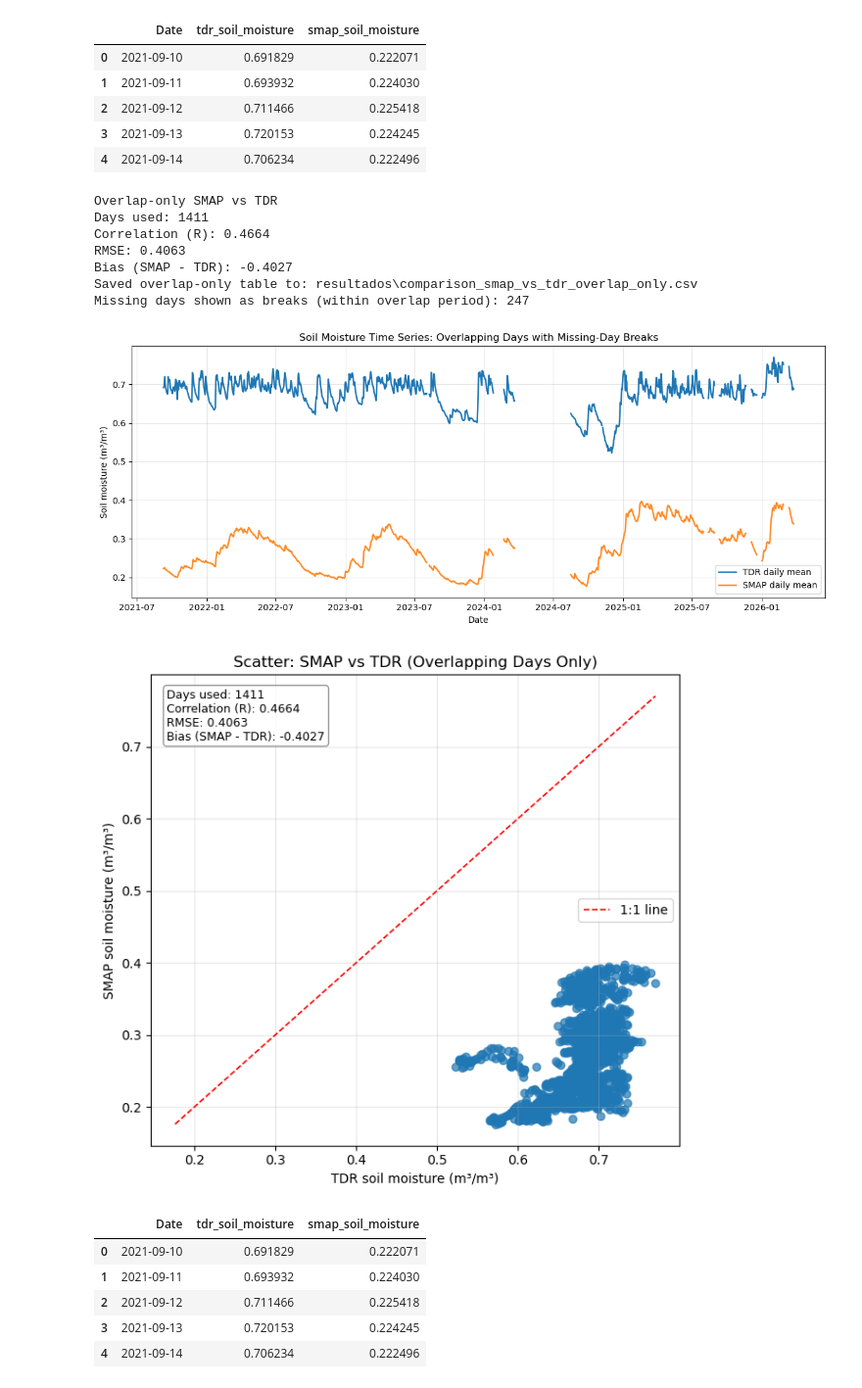
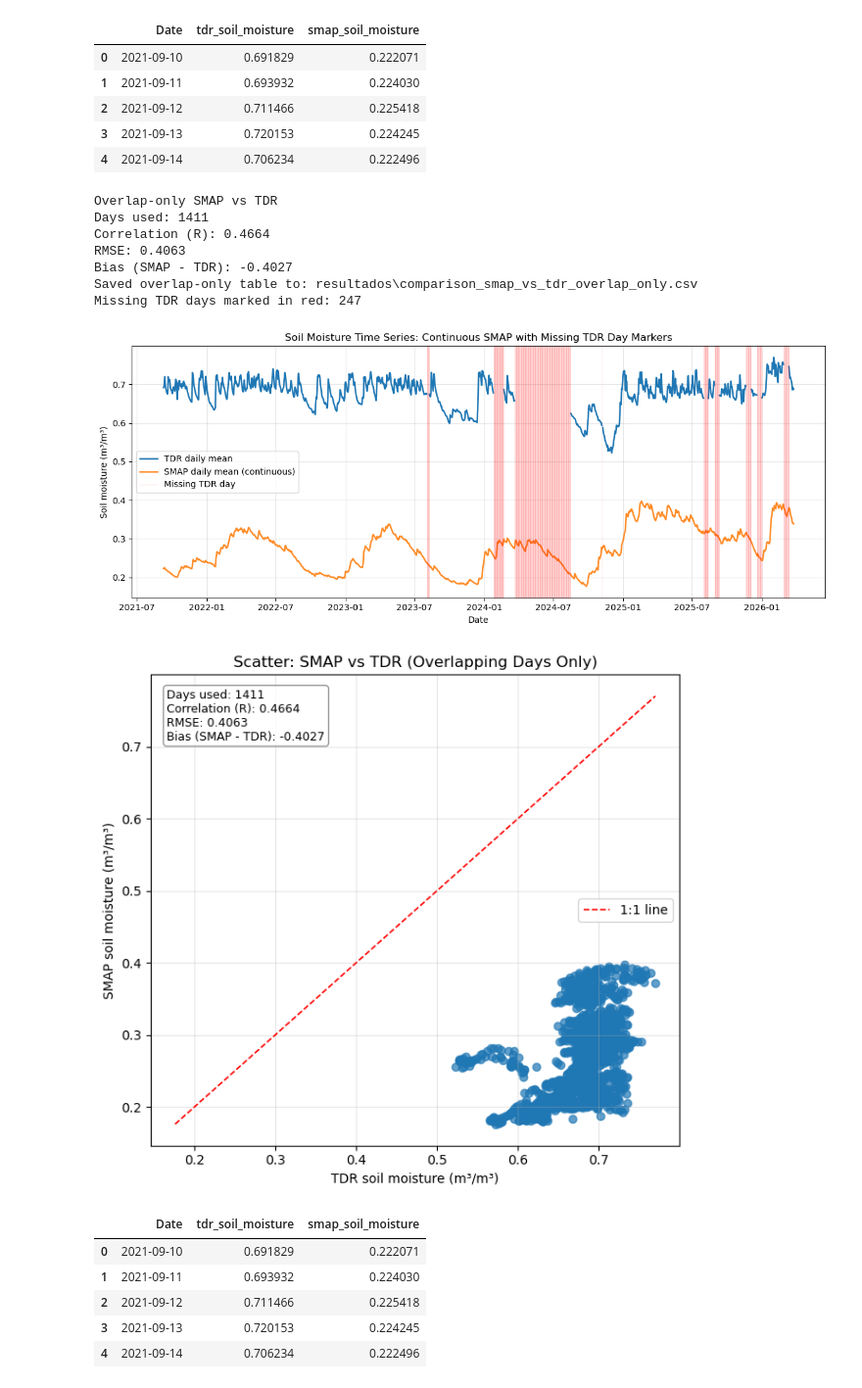
Before and after one commit to eemahon/bachelorThesis_paramos, a Jupyter notebook: results_sm.ipynb, the cells around one changed output. Shown at 98% size. Drawn from its saved outputs; the diff is of its cells as text; code cells hidden in the pictures.

```diff
--- a/results_sm.ipynb
+++ b/results_sm.ipynb
@@ -335,23 +332,24 @@ import pandas as pd
 import numpy as np
 import matplotlib.pyplot as plt
 
-# Overlap-only analysis: keep only dates present in both datasets
+# Overlap-focused metrics, but plotting uses full SMAP timeline
+# so SMAP appears continuous while missing TDR days are highlighted.
 tdr_clean_path = r"resultados\TDR_ladera_zhurucay_daily_mean_all_sensors_clean.csv"
 smap_path = r"TDR_data\SMAP_RZ_clean.csv"
 
+# Load TDR clean daily mean
 tdr = pd.read_csv(tdr_clean_path, parse_dates=["Date"])
 tdr["Date"] = pd.to_datetime(tdr["Date"]).dt.normalize()
 tdr = tdr[["Date", "VW_mean_all_sensors"]].rename(columns={"VW_mean_all_sensors": "tdr_soil_moisture"})
 
+# Load SMAP daily mean
 smap = pd.read_csv(smap_path, parse_dates=["datetime"])
 smap["Date"] = pd.to_datetime(smap["datetime"]).dt.normalize()
 smap_daily = smap.groupby("Date", as_index=False)["soil_moisture"].mean()
-smap_daily = smap_daily.rename(columns={"soil_moisture": "smap_soil_moisture"})
+smap_daily = smap_daily.rename(columns={"soil_moisture": "smap_soil_moisture"}).sort_values("Date")
 
-# Inner join = overlapping days only
+# Overlap-only table for metrics
 overlap = pd.merge(tdr, smap_daily, on="Date", how="inner").sort_values("Date")
-
-# Keep only physically plausible values for both sensors
 overlap = overlap[
     overlap["tdr_soil_moisture"].between(0, 1)
     & overlap["smap_soil_moisture"].between(0, 1)
@@ -372,21 +370,38 @@ overlap_out = r"resultados\comparison_smap_vs_tdr_overlap_only.csv"
 overlap.to_csv(overlap_out, index=False)
 print(f"Saved overlap-only table to: {overlap_out}")
 
-# Build full timeline over overlap period so missing days are shown as breaks
-overlap_start = overlap["Date"].min()
-overlap_end = overlap["Date"].max()
-overlap_timeline = pd.date_range(overlap_start, overlap_end, freq="D")
+# Build SMAP timeline for continuous SMAP line
+plot_start = smap_daily["Date"].min()
+plot_end = smap_daily["Date"].max()
+plot_timeline = pd.date_range(plot_start, plot_end, freq="D")
 
-tdr_overlap_plot = overlap.set_index("Date").reindex(overlap_timeline)["tdr_soil_moisture"]
-smap_overlap_plot = overlap.set_index("Date").reindex(overlap_timeline)["smap_soil_moisture"]
+# SMAP continuous daily line (no forced breaks apart from true SMAP-missing days)
+smap_plot = smap_daily.set_index("Date").reindex(plot_timeline)["smap_soil_moisture"]
 
-print(f"Missing days shown as breaks (within overlap period): {tdr_overlap_plot.isna().sum()}")
+# TDR plotted on same timeline; missing TDR days remain NaN
+tdr_plot_src = tdr.copy()
+tdr_plot_src.loc[~tdr_plot_src["tdr_soil_moisture"].between(0, 1), "tdr_soil_moisture"] = np.nan
+tdr_plot = tdr_plot_src.set_index("Date").reindex(plot_timeline)["tdr_soil_moisture"]
 
-# Time series for overlap-only days with breaks for missing dates
+# Missing TDR days where SMAP has data (these will be marked with red vertical lines)
+missing_tdr_days = tdr_plot.index[tdr_plot.isna() & smap_plot.notna()]
+print(f"Missing TDR days marked in red: {len(missing_tdr_days)}")
+
+# Time series: continuous SMAP + TDR + softer red markers for missing TDR days
 plt.figure(figsize=(12, 5))
-plt.plot(overlap_timeline, tdr_overlap_plot, label="TDR daily mean", linewidth=1.8)
-plt.plot(overlap_timeline, smap_overlap_plot, label="SMAP daily mean", linewidth=1.8, alpha=0.9)
-plt.title("Soil Moisture Time Series: Overlapping Days with Missing-Day Breaks")
+plt.plot(plot_timeline, tdr_plot, label="TDR daily mean", linewidth=1.8)
+plt.plot(plot_timeline, smap_plot, label="SMAP daily mean (continuous)", linewidth=1.8, alpha=0.9)
+
+for i, d in enumerate(missing_tdr_days):
+    plt.axvline(
+        d,
+        color="red",
+        linewidth=0.6,
+        alpha=0.18,
+        label="Missing TDR day" if i == 0 else None
+    )
+
+plt.title("Soil Moisture Time Series: Continuous SMAP with Missing TDR Day Markers")
 plt.xlabel("Date")
 plt.ylabel("Soil moisture (m³/m³)")
 plt.legend()
@@ -394,7 +409,7 @@ plt.grid(alpha=0.3)
 plt.tight_layout()
 plt.show()
 
-# Scatter plot with 1:1 line
+# Scatter plot with 1:1 line (overlap-only)
 plt.figure(figsize=(6.5, 6))
 plt.scatter(overlap["tdr_soil_moisture"], overlap["smap_soil_moisture"], alpha=0.7)
 min_val = min(overlap["tdr_soil_moisture"].min(), overlap["smap_soil_moisture"].min())
@@ -406,35 +421,35 @@ stats_text = (
     f"RMSE: {rmse_overlap:.4f}\n"
     f"Bias (SMAP - TDR): {bias_overlap:.4f}"
 )
 ax = plt.gca()
 ax.text(
     0.03,
     0.97,
     stats_text,
     transform=ax.transAxes,
     va="top",
     ha="left",
     fontsize=9,
     bbox={"boxstyle": "round", "facecolor": "white", "alpha": 0.8, "edgecolor": "gray"},
 )
 plt.title("Scatter: SMAP vs TDR (Overlapping Days Only)")
 plt.xlabel("TDR soil moisture (m³/m³)")
 plt.ylabel("SMAP soil moisture (m³/m³)")
 plt.legend()
 plt.grid(alpha=0.3)
 plt.tight_layout()
 plt.show()
 
 overlap.head()
 # %% [output]
 Overlap-only SMAP vs TDR
 Days used: 1411
 Correlation (R): 0.4664
 RMSE: 0.4063
 Bias (SMAP - TDR): -0.4027
 Saved overlap-only table to: resultados\comparison_smap_vs_tdr_overlap_only.csv
-Missing days shown as breaks (within overlap period): 247
+Missing TDR days marked in red: 247
-[figure, old version]
+[figure, new version]
 [figure]
 |  | Date | tdr_soil_moisture | smap_soil_moisture |
 | 0 | 2021-09-10 | 0.691829 | 0.222071 |
```
Also changed, not shown: parts of 2 cells of this notebook, 8 other files.
